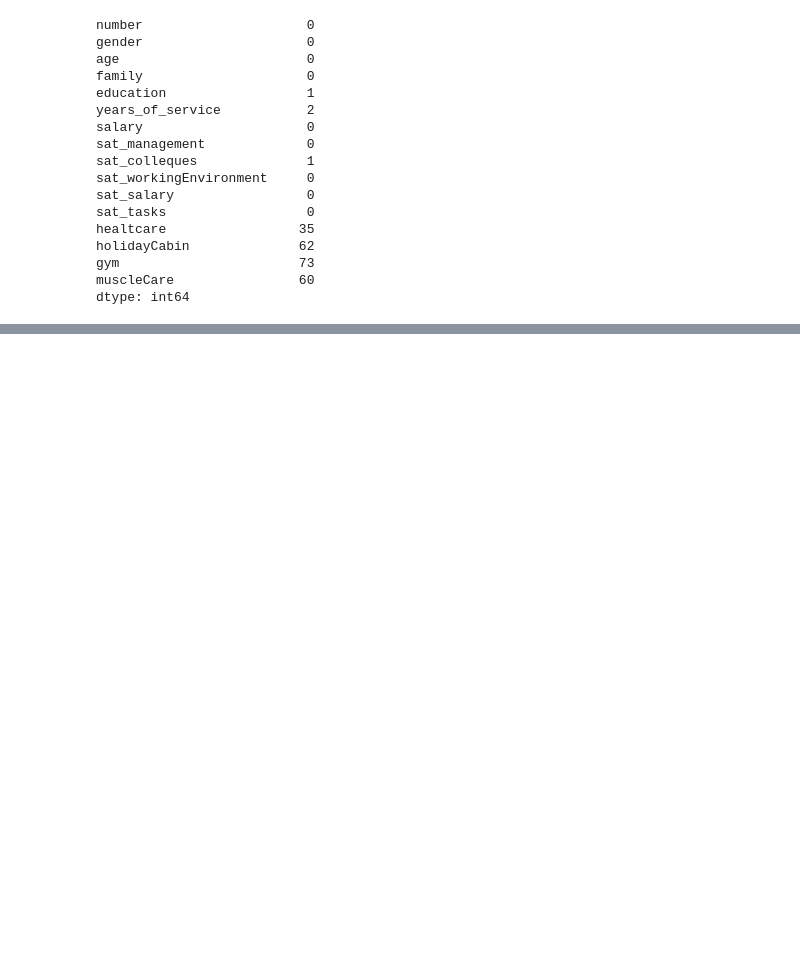
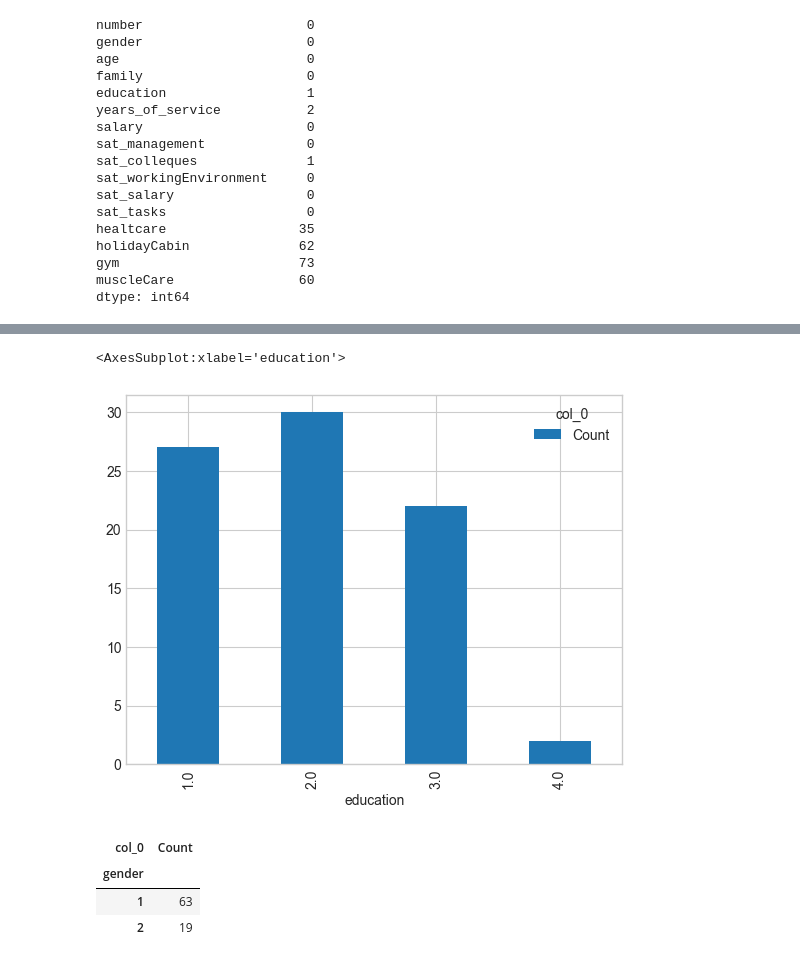
Before and after one commit to JemKempp/DataAnalysisPython, a Jupyter notebook: Toverit.ipynb, the cells around one changed output, grey strips where cells are left out. Cells and saved outputs as stored; diff of their text form; code cells hidden in the pictures; blank space fills up the shorter version.

```diff
--- a/Toverit.ipynb
+++ b/Toverit.ipynb
@@ -39,3 +39,5 @@ holidayCabin              62
 gym                       73
 muscleCare                60
 dtype: int64
+# %%
+df.columns = ['number', 'gender', 'age', 'family', 'education', 'years_of_service', 'salary', 'sat_management', 'sat_colleques', 'sat_workingEnvironment', 'sat_salary', 'sat_tasks', 'healthCare', 'holidayCabin', 'gym', 'muscleCare']
@@ -41,0 +128,2 @@ dtype: int64
+# %%
+df_education_counts=pd.crosstab(df['education'], 'Count')
@@ -41,0 +139,5 @@ dtype: int64
+# %%
+df_education_counts.plot.bar()
+# %% [output]
+<AxesSubplot:xlabel='education'>
+[figure, added]
@@ -41,0 +146,7 @@ dtype: int64
+# %%
+df_gender_counts
+# %% [output]
+| col_0 | Count |
+| gender |  |
+| 1 | 63 |
+| 2 | 19 |
```
Also changed, not shown: parts of 23 cells of this notebook.
